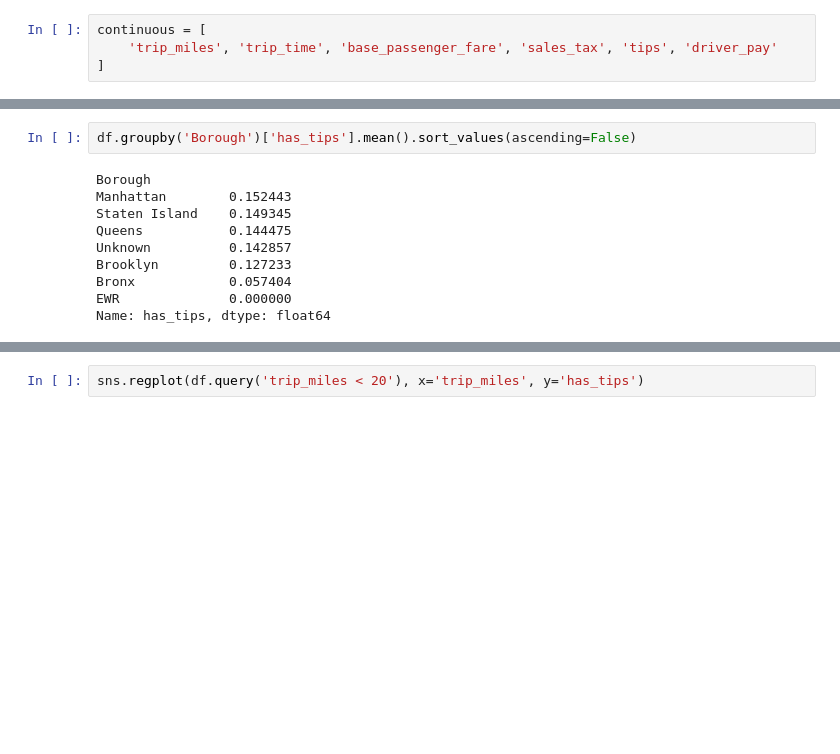
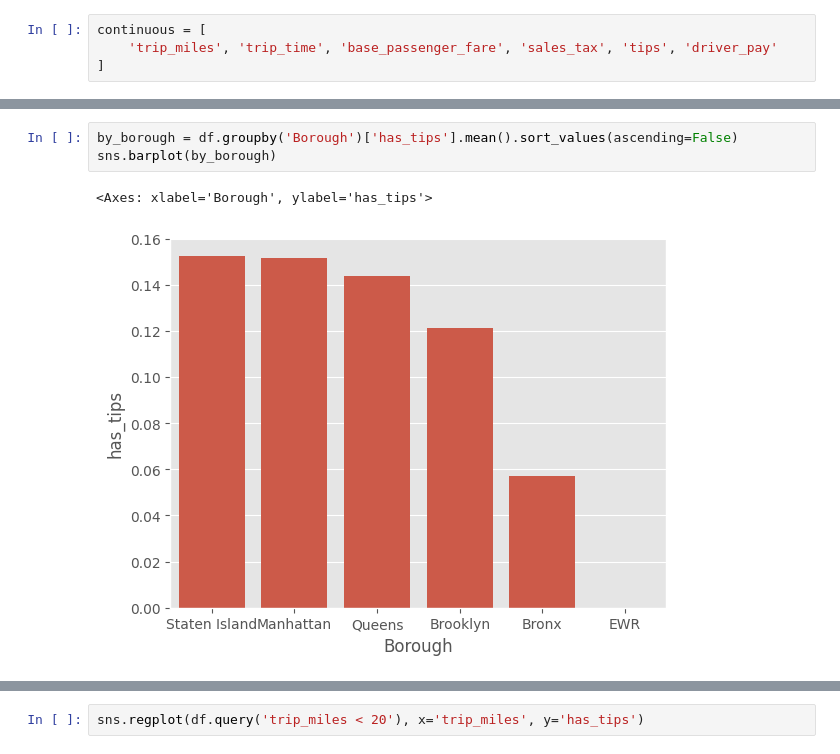
Before and after one commit to mjv2146/uber-nyc, a Jupyter notebook: notebooks/02_pythonEDA.ipynb, the cells around one changed output, grey strips where cells are left out. Drawn from its saved outputs; the diff is of its cells as text; blank space fills up the shorter version.

```diff
--- a/notebooks/02_pythonEDA.ipynb
+++ b/notebooks/02_pythonEDA.ipynb
@@ -137,16 +153,10 @@ University Heights/Morris Heights    0.035211
 Name: has_tips, dtype: float64
 # %%
-df.groupby('Borough')['has_tips'].mean().sort_values(ascending=False)
+by_borough = df.groupby('Borough')['has_tips'].mean().sort_values(ascending=False)
+sns.barplot(by_borough)
 # %% [output]
-Borough
-Manhattan        0.152443
-Staten Island    0.149345
-Queens           0.144475
-Unknown          0.142857
-Brooklyn         0.127233
-Bronx            0.057404
-EWR              0.000000
-Name: has_tips, dtype: float64
+<Axes: xlabel='Borough', ylabel='has_tips'>
+[figure, added]
 # %%
 df[df.Zone.str.contains('Airport')].groupby('Zone')['has_tips'].mean()
 # %% [output]
```
Also changed, not shown: parts of 42 cells of this notebook, 4 other files.
